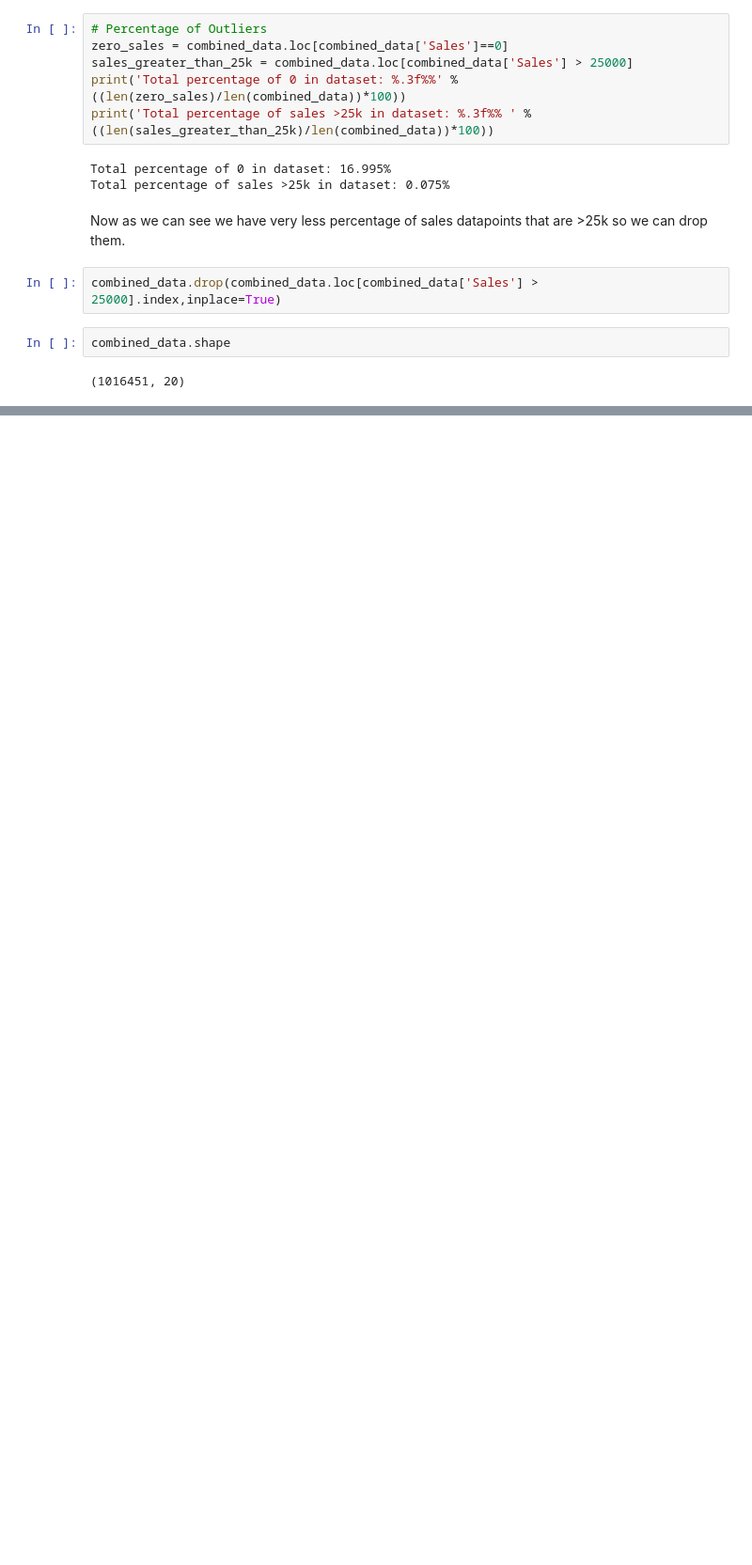
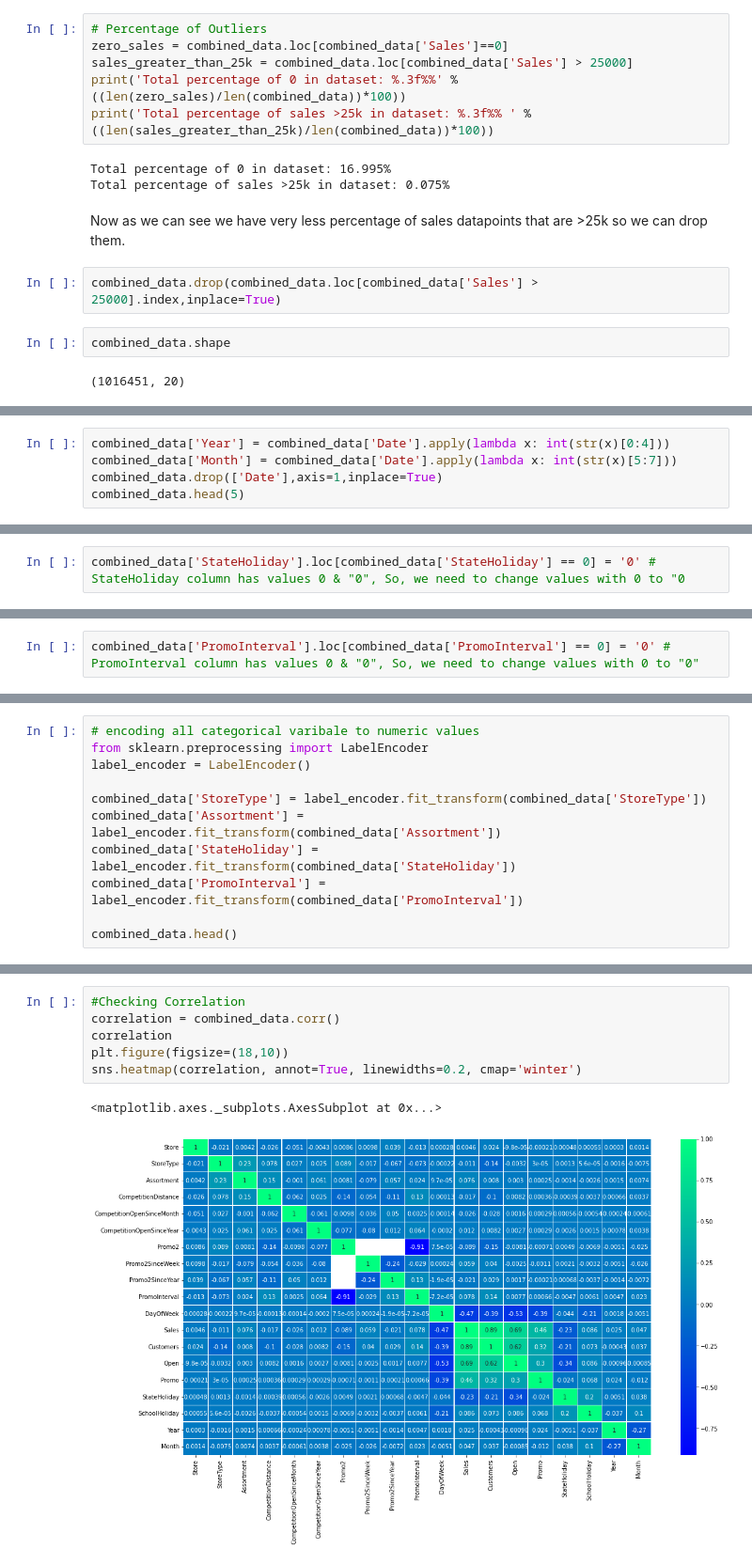
Before and after one commit to ArslanUllahKhan1/Rossmann-Sales-Prediction, a Jupyter notebook: Rossmann_Sales_Prediction_Capstone_Project.ipynb, the cells around one changed output, grey strips where cells are left out. Shown: that part at 94% size. Cells and saved outputs as stored; diff of their text form; blank space fills up the shorter version.

```diff
--- a/Rossmann_Sales_Prediction_Capstone_Project.ipynb
+++ b/Rossmann_Sales_Prediction_Capstone_Project.ipynb
@@ -333,0 +339,5 @@ combined_data.shape
+# %%
+combined_data['Year'] = combined_data['Date'].apply(lambda x: int(str(x)[0:4]))
+combined_data['Month'] = combined_data['Date'].apply(lambda x: int(str(x)[5:7]))
+combined_data.drop(['Date'],axis=1,inplace=True)
+combined_data.head(5)
@@ -333,0 +374,2 @@ combined_data.shape
+# %%
+combined_data['StateHoliday'].loc[combined_data['StateHoliday'] == 0] = '0' # StateHoliday column has values 0 & "0", So, we need to change values with 0 to "0
@@ -333,0 +381,2 @@ combined_data.shape
+# %%
+combined_data['PromoInterval'].loc[combined_data['PromoInterval'] == 0] = '0' # PromoInterval column has values 0 & "0", So, we need to change values with 0 to "0"
@@ -333,0 +388,11 @@ combined_data.shape
+# %%
+# encoding all categorical varibale to numeric values
+from sklearn.preprocessing import LabelEncoder
+label_encoder = LabelEncoder()
+
+combined_data['StoreType'] = label_encoder.fit_transform(combined_data['StoreType'])
+combined_data['Assortment'] = label_encoder.fit_transform(combined_data['Assortment'])
+combined_data['StateHoliday'] = label_encoder.fit_transform(combined_data['StateHoliday'])
+combined_data['PromoInterval'] = label_encoder.fit_transform(combined_data['PromoInterval'])
+
+combined_data.head()
@@ -333,0 +429,9 @@ combined_data.shape
+# %%
+#Checking Correlation
+correlation = combined_data.corr()
+correlation
+plt.figure(figsize=(18,10))
+sns.heatmap(correlation, annot=True, linewidths=0.2, cmap='winter')
+# %% [output]
+<matplotlib.axes._subplots.AxesSubplot at 0x...>
+[figure, added]
```
Also changed, not shown: parts of 30 cells of this notebook.
